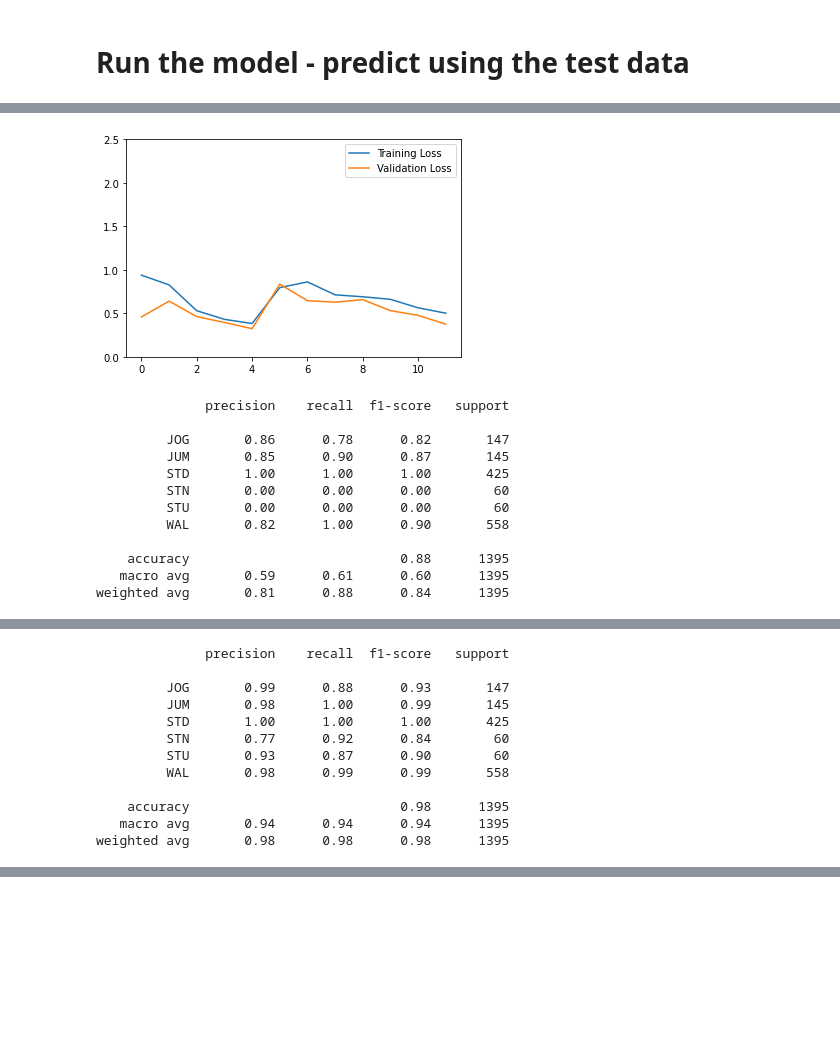
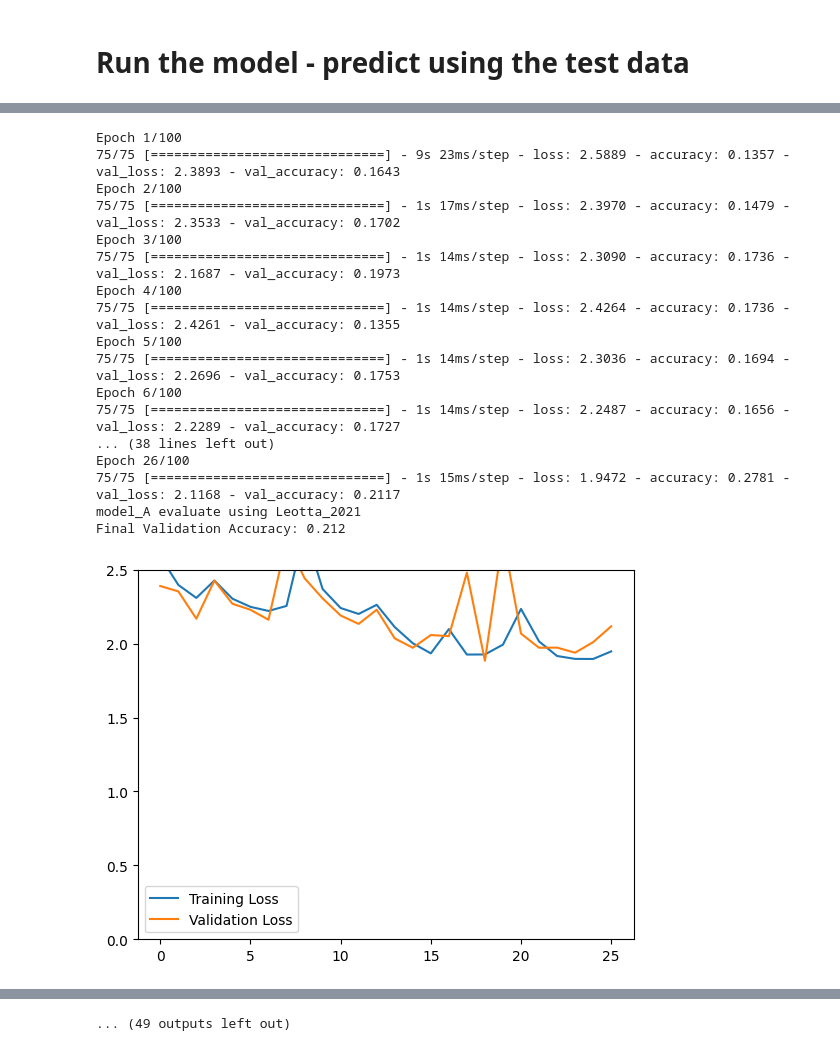
Before and after one commit to imics-lab/load_data_time_series, a Jupyter notebook: ts_model_throwdown.ipynb, the cells around one changed output, grey strips where cells are left out. Cells and saved outputs as stored; diff of their text form; code cells hidden in the pictures; blank space fills up the shorter version.

```diff
--- a/ts_model_throwdown.ipynb
+++ b/ts_model_throwdown.ipynb
@@ -159,17 +161,20 @@ def get_dataset(dataset):
 # %% [markdown]
 # This test to confirm all datasets can be loaded before running a long evaluation pass.
 # %%
-ds_list = ["MobiAct_ADL", "UniMiB_SHAR","UCI_HAR", "TWristAR","Leotta_2021"]
-ds_list = ["Leotta_2021"]
-ds_list = ["SHL"]
-ds_list = ["PSG-Audio"]
-for i in ds_list:
-    dataset = i
-    print("**** Processing ", dataset, " ****")
-    x_train, y_train, x_valid, y_valid, x_test, y_test, k_size, EPOCHS, t_names = get_dataset(dataset)
-    print(dataset)
-    print(utils.tabulate_numpy_arrays({"x_train":x_train, "y_train":y_train,
-                                     "x_valid":x_valid, "y_valid":y_valid,
-                                     "x_test" :x_test,  "y_test":y_test}))
-    print("k_size =",k_size,"(typically a half-second worth of samples or less)")
-    print("Class names =",t_names)
+#ds_list = ["MobiAct_ADL", "UniMiB_SHAR","UCI_HAR", "TWristAR","Leotta_2021"]
+#ds_list = ["Leotta_2021"]
+#ds_list = ["SHL"]
+#ds_list = ["PSG-Audio"]
+ds_list = ["Leotta_2021","MobiAct_ADL", "UniMiB_SHAR","UCI_HAR", "TWristAR","SHL","PSG-Audio"]
+pre_validate = False
+if pre_validate:
+    for i in ds_list:
+        dataset = i
+        print("**** Processing ", dataset, " ****")
+        x_train, y_train, x_valid, y_valid, x_test, y_test, k_size, EPOCHS, t_names = get_dataset(dataset)
+        print(dataset)
+        print(utils.tabulate_numpy_arrays({"x_train":x_train, "y_train":y_train,
+                                        "x_valid":x_valid, "y_valid":y_valid,
+                                        "x_test" :x_test,  "y_test":y_test}))
+        print("k_size =",k_size,"(typically a half-second worth of samples or less)")
+        print("Class names =",t_names)
@@ -273,7 +258,9 @@ def run_model(model,x_test):
     return y_pred
 # %%
 #TODO Leotta returns log_info - need to add that to the others
-ds_list = ["MobiAct_ADL", "UniMiB_SHAR","UCI_HAR", "TWristAR","Leotta_2021", "SHL","PSG-Audio"]
+# List is built above with option to validate
+#ds_list = ["MobiAct_ADL", "UniMiB_SHAR","UCI_HAR", "TWristAR","Leotta_2021", "SHL","PSG-Audio"]
+#ds_list = ["Leotta_2021", "SHL","PSG-Audio"]
 log_out = "Running: " + str(', '.join(ds_list))
 modelA_acc = []
 modelB_acc = []
@@ -328,6 +315,7 @@ for i in ds_list:
         cmplot_name = curr_mname  +'_'+ dataset + '_cm.png'
         plt.savefig(cmplot_name, dpi = 300)
         plt.show()
+        gc.collect()
 modelA_results = 'Model A: '+(np.array2string(np.asarray(modelA_acc), precision = 3))
 modelA_results += ' mean:'+(np.array2string(np.mean(modelA_acc), precision = 3))
 modelB_results = 'Model B: '+(np.array2string(np.asarray(modelB_acc), precision = 3))
@@ -355,13 +343,18 @@ Final Validation Accuracy: 0.886
+Epoch 1/100
+75/75 [==============================] - 9s 23ms/step - loss: 2.5889 - accuracy: 0.1357 - val_loss: 2.3893 - val_accuracy: 0.1643
+Epoch 2/100
+75/75 [==============================] - 1s 17ms/step - loss: 2.3970 - accuracy: 0.1479 - val_loss: 2.3533 - val_accuracy: 0.1702
+Epoch 3/100
+75/75 [==============================] - 1s 14ms/step - loss: 2.3090 - accuracy: 0.1736 - val_loss: 2.1687 - val_accuracy: 0.1973
+Epoch 4/100
+75/75 [==============================] - 1s 14ms/step - loss: 2.4264 - accuracy: 0.1736 - val_loss: 2.4261 - val_accuracy: 0.1355
+Epoch 5/100
+75/75 [==============================] - 1s 14ms/step - loss: 2.3036 - accuracy: 0.1694 - val_loss: 2.2696 - val_accuracy: 0.1753
+Epoch 6/100
+75/75 [==============================] - 1s 14ms/step - loss: 2.2487 - accuracy: 0.1656 - val_loss: 2.2289 - val_accuracy: 0.1727
+... (38 lines left out)
+Epoch 26/100
+75/75 [==============================] - 1s 15ms/step - loss: 1.9472 - accuracy: 0.2781 - val_loss: 2.1168 - val_accuracy: 0.2117
+model_A evaluate using Leotta_2021
+Final Validation Accuracy: 0.212
-[figure, old version]
+[figure, new version]
-              precision    recall  f1-score   support
-
-         JOG       0.86      0.78      0.82       147
-         JUM       0.85      0.90      0.87       145
-         STD       1.00      1.00      1.00       425
-         STN       0.00      0.00      0.00        60
-         STU       0.00      0.00      0.00        60
-         WAL       0.82      1.00      0.90       558
-
-    accuracy                           0.88      1395
-   macro avg       0.59      0.61      0.60      1395
-weighted avg       0.81      0.88      0.84      1395
@@ -387,12 +396,0 @@ Final Validation Accuracy: 0.995
-              precision    recall  f1-score   support
-
-         JOG       0.99      0.88      0.93       147
-         JUM       0.98      1.00      0.99       145
-         STD       1.00      1.00      1.00       425
-         STN       0.77      0.92      0.84        60
-         STU       0.93      0.87      0.90        60
-         WAL       0.98      0.99      0.99       558
-
-    accuracy                           0.98      1395
-   macro avg       0.94      0.94      0.94      1395
-weighted avg       0.98      0.98      0.98      1395
@@ -435,3 +445,4 @@ weighted avg       0.92      0.92      0.91      1524
+... (49 outputs left out)
 # %%
 #plot side by side
 #https://matplotlib.org/stable/gallery/subplots_axes_and_figures/subplots_demo.html?highlight=subplots
```
Also changed, not shown: parts of 10 cells of this notebook.
